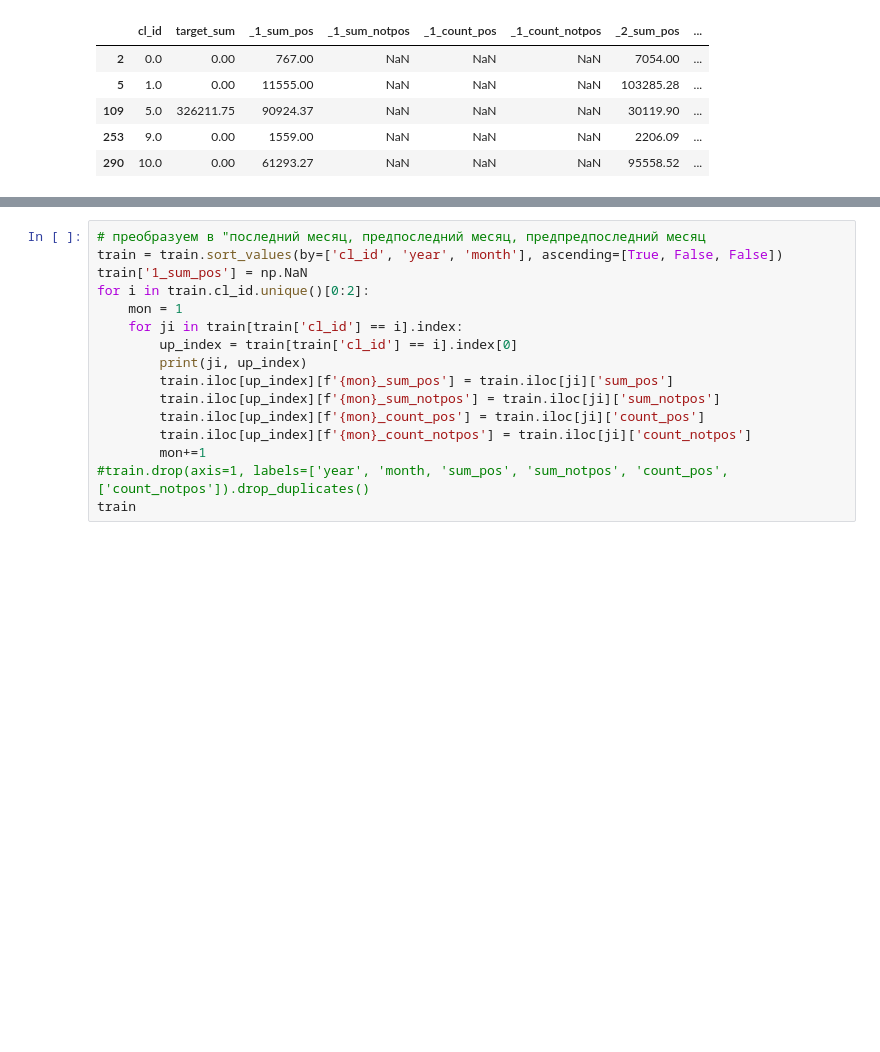
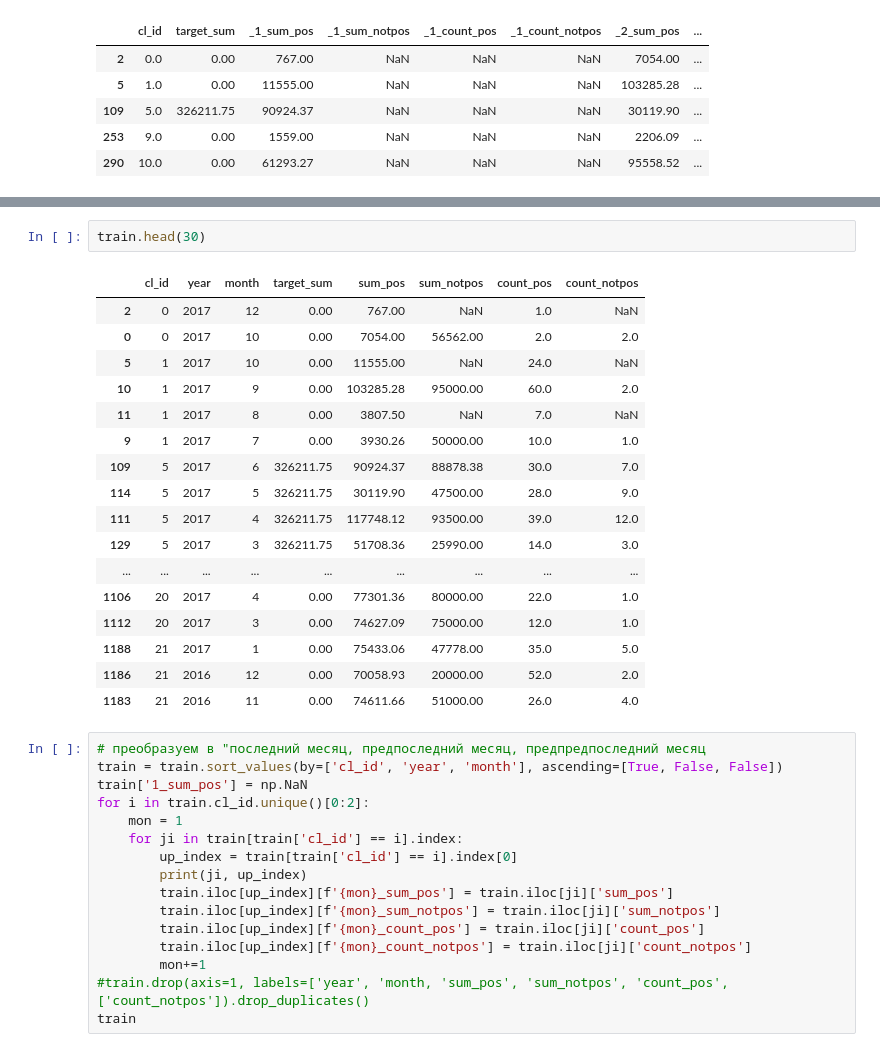
Before and after one commit to Hitriihoma/Machine-learning-course-task, a Jupyter notebook: Zubarev ML.ipynb, the cells around one changed output, grey strips where cells are left out. Drawn from its saved outputs; the diff is of its cells as text; blank space fills up the shorter version.

```diff
--- a/Zubarev ML.ipynb
+++ b/Zubarev ML.ipynb
@@ -212,3 +218,23 @@ train_tf.head(10)
+# %%
+train.head(30)
+# %% [output]
+|  | cl_id | year | month | target_sum | sum_pos | sum_notpos | count_pos | count_notpos |
+| 2 | 0 | 2017 | 12 | 0.00 | 767.00 | NaN | 1.0 | NaN |
+| 0 | 0 | 2017 | 10 | 0.00 | 7054.00 | 56562.00 | 2.0 | 2.0 |
+| 5 | 1 | 2017 | 10 | 0.00 | 11555.00 | NaN | 24.0 | NaN |
+| 10 | 1 | 2017 | 9 | 0.00 | 103285.28 | 95000.00 | 60.0 | 2.0 |
+| 11 | 1 | 2017 | 8 | 0.00 | 3807.50 | NaN | 7.0 | NaN |
+| 9 | 1 | 2017 | 7 | 0.00 | 3930.26 | 50000.00 | 10.0 | 1.0 |
+| 109 | 5 | 2017 | 6 | 326211.75 | 90924.37 | 88878.38 | 30.0 | 7.0 |
+| 114 | 5 | 2017 | 5 | 326211.75 | 30119.90 | 47500.00 | 28.0 | 9.0 |
+| 111 | 5 | 2017 | 4 | 326211.75 | 117748.12 | 93500.00 | 39.0 | 12.0 |
+| 129 | 5 | 2017 | 3 | 326211.75 | 51708.36 | 25990.00 | 14.0 | 3.0 |
+| ... | ... | ... | ... | ... | ... | ... | ... | ... |
+| 1106 | 20 | 2017 | 4 | 0.00 | 77301.36 | 80000.00 | 22.0 | 1.0 |
+| 1112 | 20 | 2017 | 3 | 0.00 | 74627.09 | 75000.00 | 12.0 | 1.0 |
+| 1188 | 21 | 2017 | 1 | 0.00 | 75433.06 | 47778.00 | 35.0 | 5.0 |
+| 1186 | 21 | 2016 | 12 | 0.00 | 70058.93 | 20000.00 | 52.0 | 2.0 |
+| 1183 | 21 | 2016 | 11 | 0.00 | 74611.66 | 51000.00 | 26.0 | 4.0 |
 # %%
 # преобразуем в "последний месяц, предпоследний месяц, предпредпоследний месяц
 train = train.sort_values(by=['cl_id', 'year', 'month'], ascending=[True, False, False])
```
Also changed, not shown: parts of 2 cells of this notebook.
